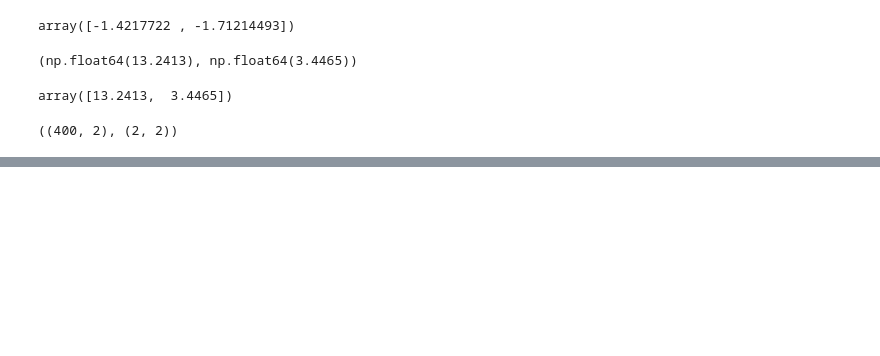
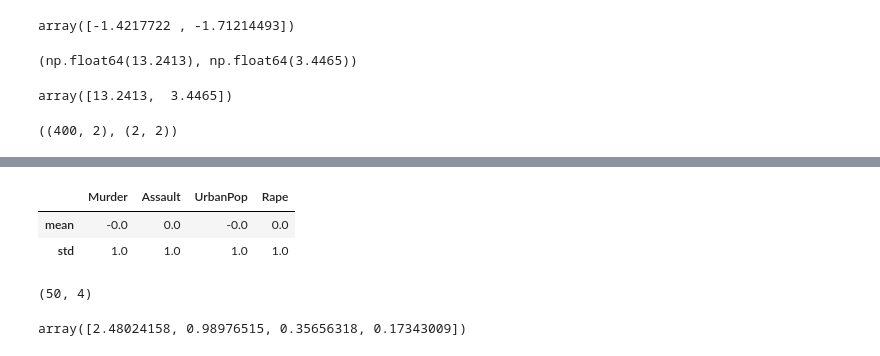
Before and after one commit to Otza02/presentacion-PCA, a Jupyter notebook: presentacion.ipynb, the cells around one changed output, grey strips where cells are left out. Cells and saved outputs as stored; diff of their text form; code cells hidden in the pictures; blank space fills up the shorter version.

```diff
--- a/presentacion.ipynb
+++ b/presentacion.ipynb
@@ -169,0 +204,7 @@ b.shape, vt.shape
+# %%
+df_scaled = (df - df.mean()) / df.std()
+pd.DataFrame([df_scaled.mean().round(2), df_scaled.std().round(2)], index=["mean", "std"])
+# %% [output]
+|  | Murder | Assault | UrbanPop | Rape |
+| mean | -0.0 | 0.0 | -0.0 | 0.0 |
+| std | 1.0 | 1.0 | 1.0 | 1.0 |
@@ -169,0 +213,9 @@ b.shape, vt.shape
+# %%
+scores = u @ np.diag(s)
+scores.shape
+# %% [output]
+(50, 4)
+# %%
+((s**2) / (df_scaled.shape[0] - 1))
+# %% [output]
+array([2.48024158, 0.98976515, 0.35656318, 0.17343009])
```
Also changed, not shown: parts of 10 cells of this notebook, 2 other files.
